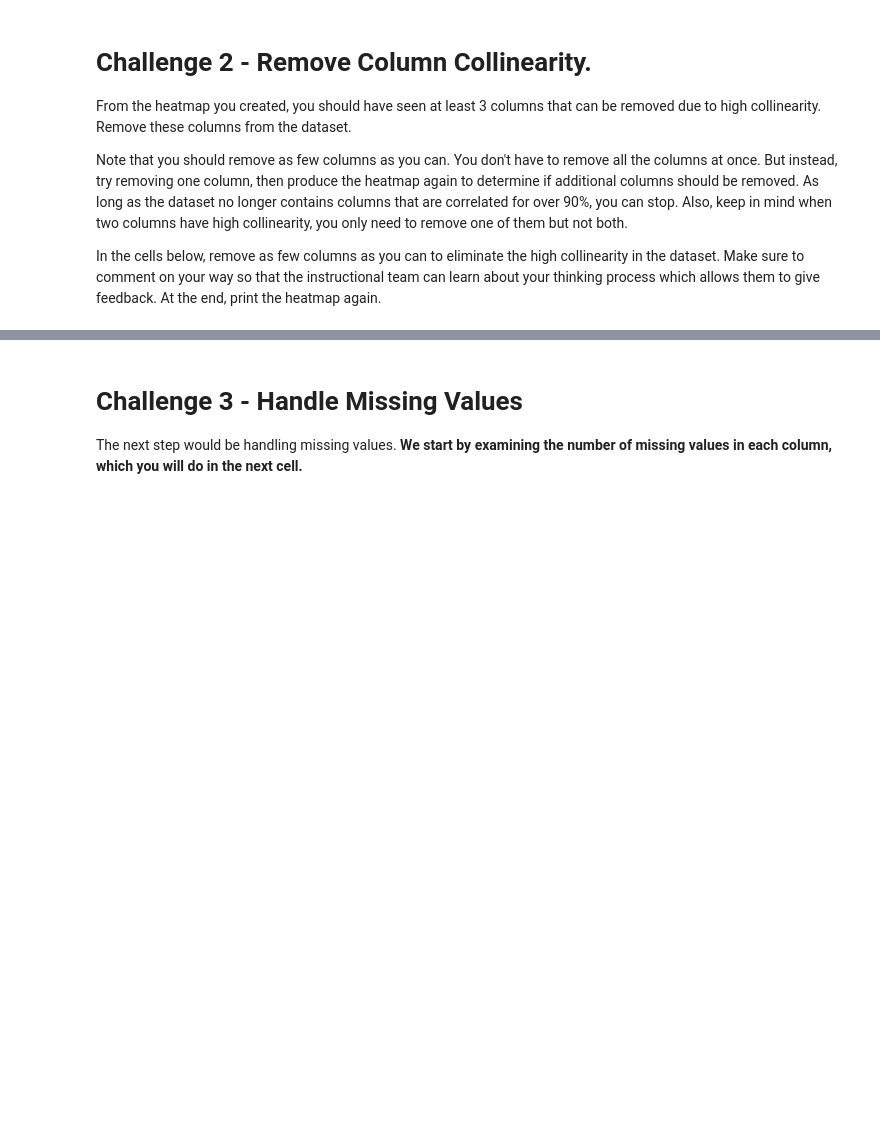
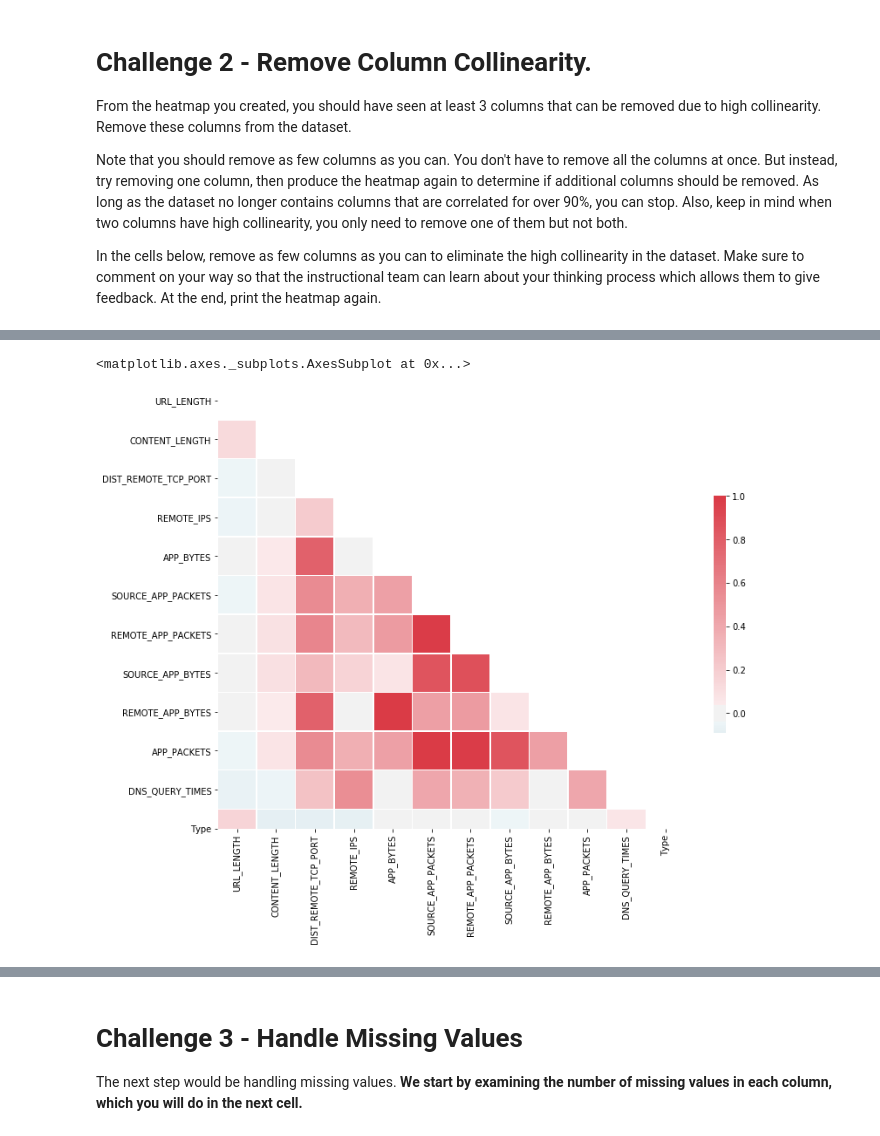
Before and after one commit to ta-data-lis/lab-supervised-learning, a Jupyter notebook: your-code/main.ipynb, the cells around one changed output, grey strips where cells are left out. Cells and saved outputs as stored; diff of their text form; code cells hidden in the pictures; blank space fills up the shorter version.

```diff
--- a/your-code/main.ipynb
+++ b/your-code/main.ipynb
@@ -70,0 +164,7 @@ In the cells below, remove as few columns as you can to eliminate the high colli
+# %%
+# first drop TCP_CONVERSATION_EXCHANGE and
+websites= websites.drop(['TCP_CONVERSATION_EXCHANGE', 'NUMBER_SPECIAL_CHARACTERS'], axis = 1)
+# %%
+corr = websites.corr()
+
+corr[corr.iloc[:,:]>0.9 ]
@@ -70,0 +185,16 @@ In the cells below, remove as few columns as you can to eliminate the high colli
+# %%
+# Generate a mask for the upper triangle
+mask = np.triu(np.ones_like(corr, dtype=np.bool))
+
+# Set up the matplotlib figure
+f, ax = plt.subplots(figsize=(12, 10))
+
+# Generate a custom diverging colormap
+cmap = sb.diverging_palette(220, 10, as_cmap=True)
+
+# Draw the heatmap with the mask and correct aspect ratio
+sb.heatmap(corr, mask=mask, cmap=cmap, vmax=1, center=0,
+            square=True, linewidths=.5, cbar_kws={"shrink": .5})
+# %% [output]
+<matplotlib.axes._subplots.AxesSubplot at 0x...>
+[figure, added]
```
Also changed, not shown: parts of 80 cells of this notebook.
